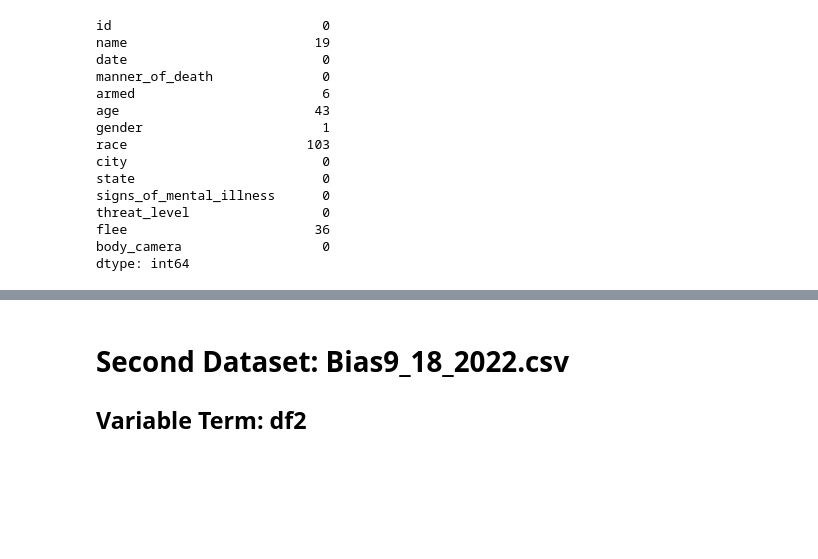
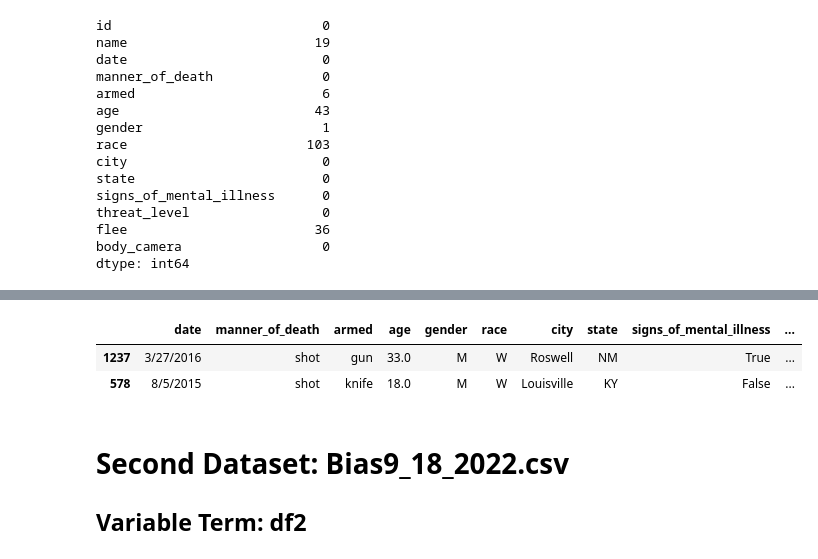
Before and after one commit to IT4063C-Fall22/final-project-AirPro, a Jupyter notebook: source.ipynb, the cells around one changed output, grey strips where cells are left out. Saved outputs shown, nothing was run; the diff lists cells and outputs as text; code cells hidden in the pictures; blank space fills up the shorter version.

```diff
--- a/source.ipynb
+++ b/source.ipynb
@@ -121,6 +121,6 @@ dtype: int64
 # %%
-df1DeepCopy = df1.copy(deep=True)
-df1DeepCopy.sample(5)
+df1MentalFatalShootings = df1.copy(deep=True)
+df1MentalFatalShootings.sample(5)
 # %% [output]
 |  | id | name | date | manner_of_death | armed | age | gender | race | city | state | ... |
 | 98 | 136 | Kenneth Kreyssig | 2/9/2015 | shot | gun | 61.0 | M | W | Smyrna | ME | ... |
@@ -134,3 +153,10 @@ The id column, the first column is not necessary and is not the target, so it is
+# %%
+df1MentalFatalShootings.drop(columns=['id', 'name', 'body_camera'], axis=1, inplace=True)
+df1MentalFatalShootings.sample(2)
+# %% [output]
+|  | date | manner_of_death | armed | age | gender | race | city | state | signs_of_mental_illness | ... |
+| 1237 | 3/27/2016 | shot | gun | 33.0 | M | W | Roswell | NM | True | ... |
+| 578 | 8/5/2015 | shot | knife | 18.0 | M | W | Louisville | KY | False | ... |
 # %% [markdown]
 # Second Dataset: Bias9_18_2022.csv
 ## Variable Term: df2
```
Also changed, not shown: parts of 4 cells of this notebook.
